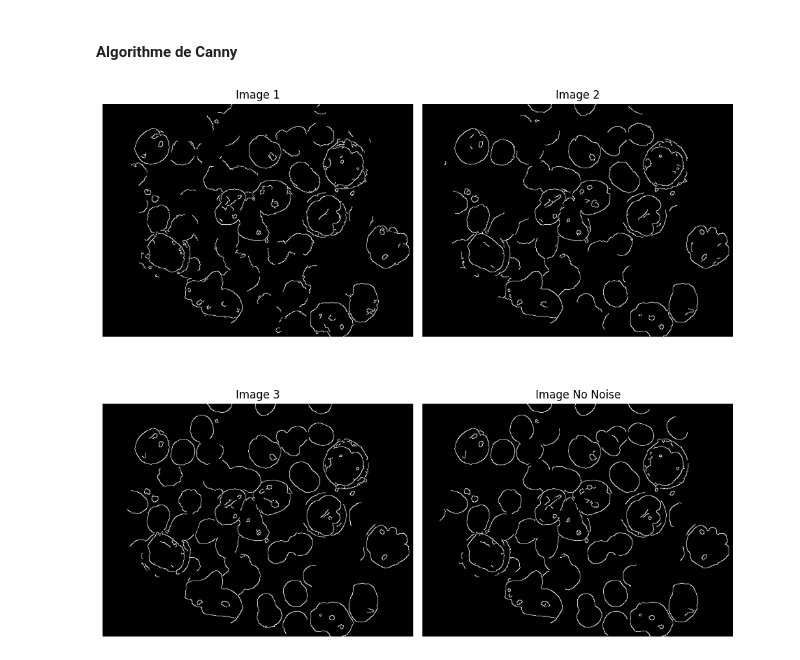
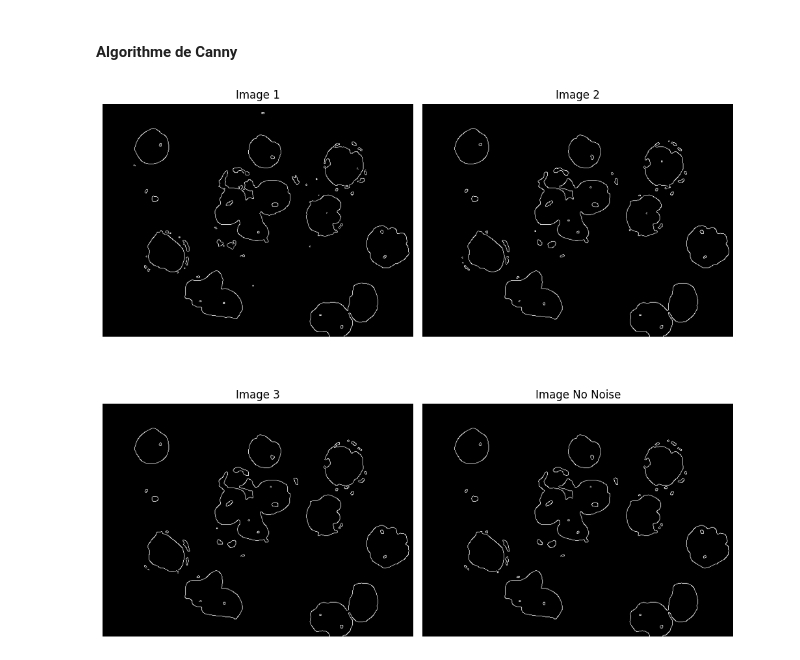
Before and after one commit to Nomnelle/computer_vision_finals, a Jupyter notebook: Partie_2/tp_not_part2.ipynb, the cells around one changed output. Cells and saved outputs as stored; diff of their text form; code cells hidden in the pictures.

```diff
--- a/Partie_2/tp_not_part2.ipynb
+++ b/Partie_2/tp_not_part2.ipynb
@@ -256,11 +256,11 @@ def dilatation(image, kernel):
 #### Algorithme de Canny
 # %%
 # Appliquer le détecteur de contours de Canny
-edges1 = cv2.Canny(blurred_image_MB_1, 100, 200)
-edges2 = cv2.Canny(blurred_image_MB_2, 100, 200)
-edges3 = cv2.Canny(blurred_image_MB_3, 100, 200)
-edgesNoNoise = cv2.Canny(blurred_image_MB_NoNoise, 100, 200)
+edges1 = cv2.Canny(img1_otsu, 168, 200)
+edges2 = cv2.Canny(img2_otsu, 100, 200)
+edges3 = cv2.Canny(img3_otsu, 100, 200)
+edgesNoNoise = cv2.Canny(img_nonoise_otsu, 100, 200)
 
 show_four_images(edges1, edges2, edges3, edgesNoNoise)
 # %% [output]
-[figure, old version]
+[figure, new version]
```
Also changed, not shown: parts of 6 cells of this notebook.
